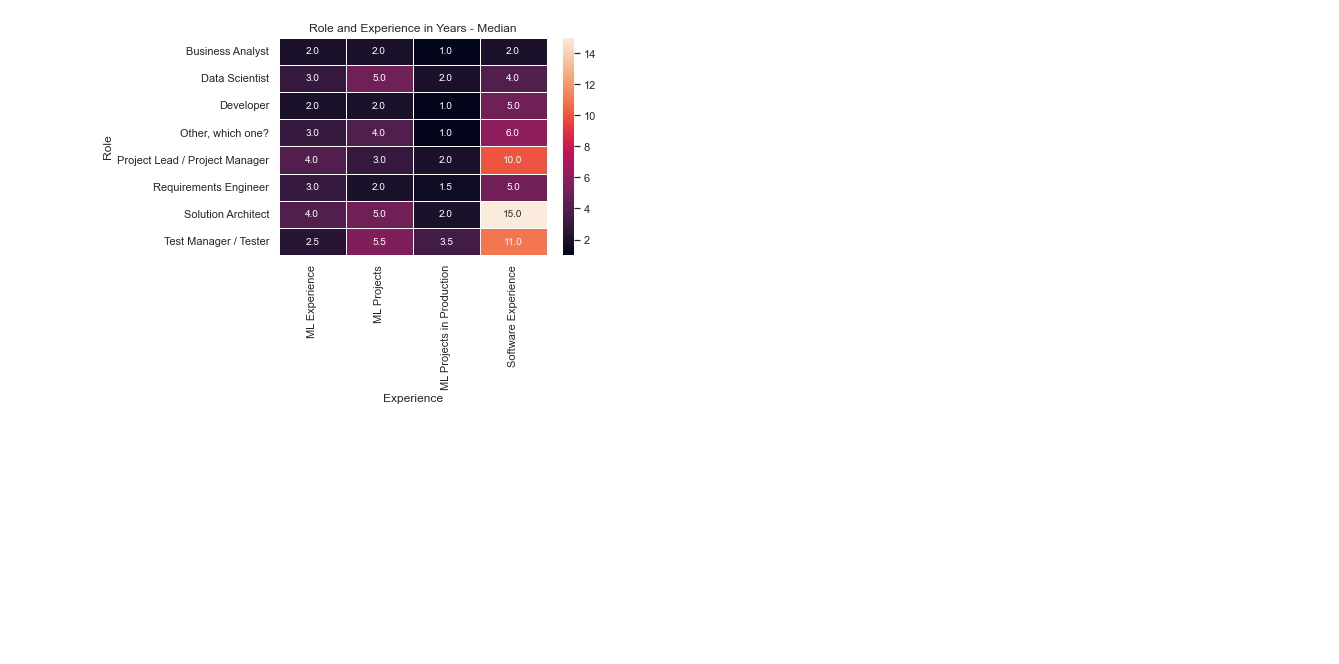
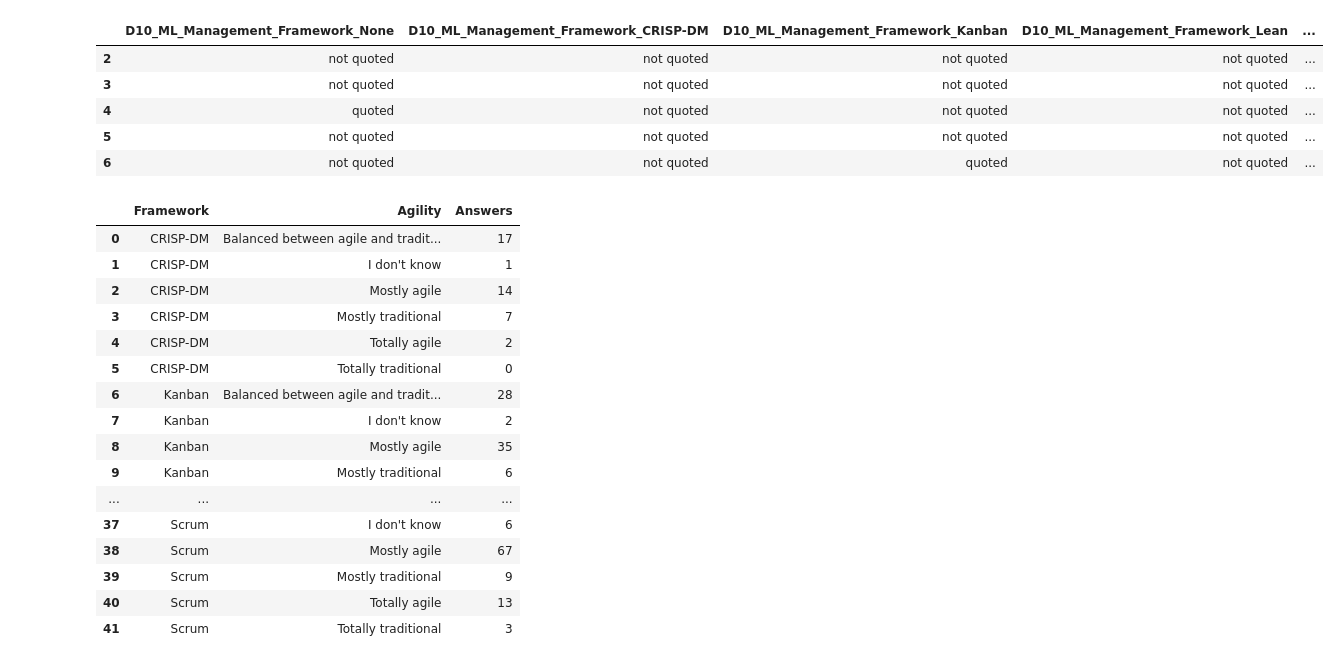
Before and after one commit to Software-Science-Lab-PUC-Rio/napiml-analysis, a Jupyter notebook: Análises/D10_11.ipynb, the cells around one changed output. Saved outputs shown, nothing was run; the diff lists cells and outputs as text; code cells hidden in the pictures; blank space fills up the shorter version.

```diff
--- a/Análises/D10_11.ipynb
+++ b/Análises/D10_11.ipynb
@@ -79,7 +22,11 @@ heatmap(grouped_df, 'Role', 'Experience', 'Years', title='Role and Experience in
-# %%
-grouped_df = custom_groupby(d4_8_df, 'Main Role',
-                            ['Software Experience', 'ML Experience', 'ML Projects', 'ML Projects in Production'],
-                            "Experience", "Role", "Years", "median")
-heatmap(grouped_df, 'Role', 'Experience', 'Years', title='Role and Experience in Years - Median')
-# %% [output]
-[figure, removed]
+# %%
+df[['D10_ML_Management_Framework_None', 'D10_ML_Management_Framework_CRISP-DM', 'D10_ML_Management_Framework_Kanban',
+    'D10_ML_Management_Framework_Lean', 'D10_ML_Management_Framework_RUP', 'D10_ML_Management_Framework_SAFe',
+    'D10_ML_Management_Framework_Scrum', 'D11_Agile_Development']].head()
+# %% [output]
+|  | D10_ML_Management_Framework_None | D10_ML_Management_Framework_CRISP-DM | D10_ML_Management_Framework_Kanban | D10_ML_Management_Framework_Lean | ... |
+| 2 | not quoted | not quoted | not quoted | not quoted | ... |
+| 3 | not quoted | not quoted | not quoted | not quoted | ... |
+| 4 | quoted | not quoted | not quoted | not quoted | ... |
+| 5 | not quoted | not quoted | not quoted | not quoted | ... |
+| 6 | not quoted | not quoted | quoted | not quoted | ... |
@@ -85,0 +68,20 @@ heatmap(grouped_df, 'Role', 'Experience', 'Years', title='Role and Experience in
+# %%
+d10_11_df
+# %% [output]
+|  | Framework | Agility | Answers |
+| 0 | CRISP-DM | Balanced between agile and tradit... | 17 |
+| 1 | CRISP-DM | I don't know | 1 |
+| 2 | CRISP-DM | Mostly agile | 14 |
+| 3 | CRISP-DM | Mostly traditional | 7 |
+| 4 | CRISP-DM | Totally agile | 2 |
+| 5 | CRISP-DM | Totally traditional | 0 |
+| 6 | Kanban | Balanced between agile and tradit... | 28 |
+| 7 | Kanban | I don't know | 2 |
+| 8 | Kanban | Mostly agile | 35 |
+| 9 | Kanban | Mostly traditional | 6 |
+| ... | ... | ... | ... |
+| 37 | Scrum | I don't know | 6 |
+| 38 | Scrum | Mostly agile | 67 |
+| 39 | Scrum | Mostly traditional | 9 |
+| 40 | Scrum | Totally agile | 13 |
+| 41 | Scrum | Totally traditional | 3 |
```
Also changed, not shown: parts of 20 cells of this notebook, 2 other files.
